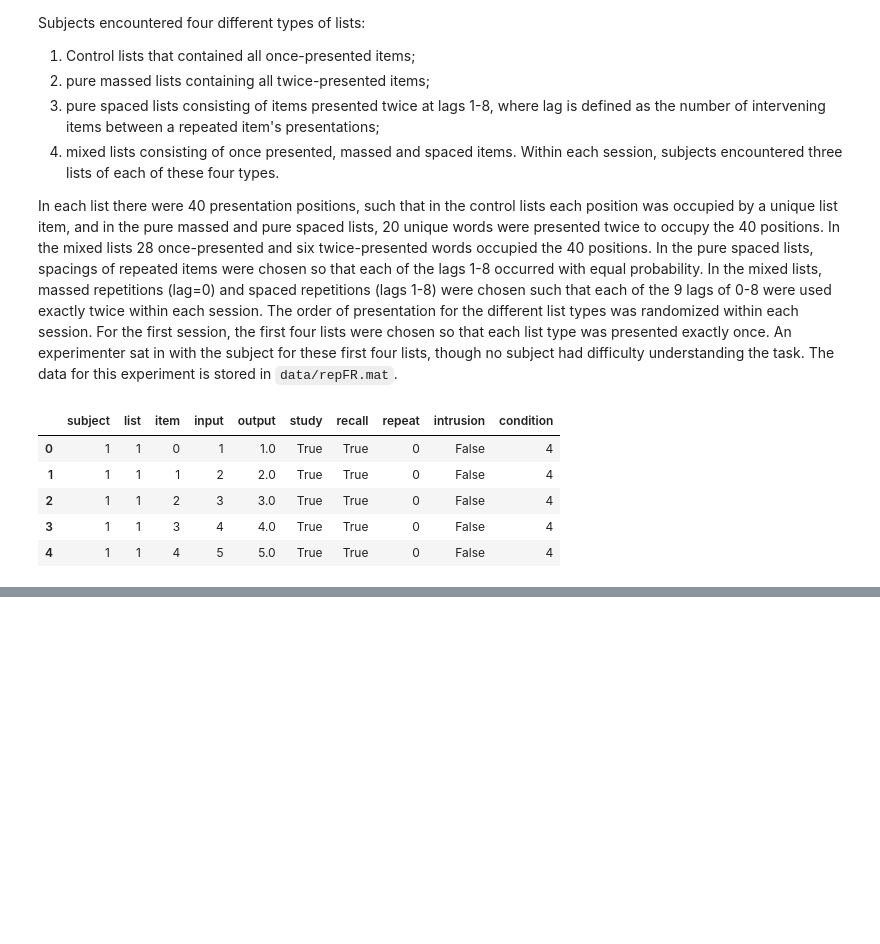
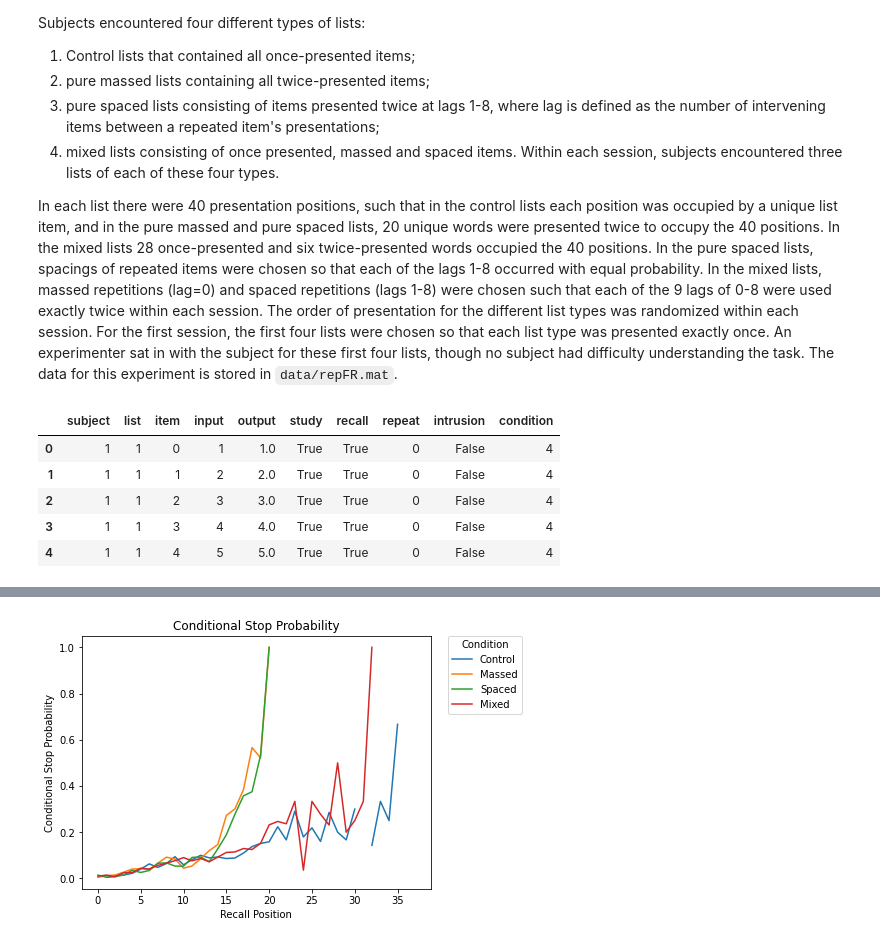
Before and after one commit to githubpsyche/compmemlearn, a Jupyter notebook: projects/Repetition_CMR/report/Data_Overview.ipynb, the cells around one changed output, grey strips where cells are left out. Saved outputs shown, nothing was run; the diff lists cells and outputs as text; code cells hidden in the pictures; blank space fills up the shorter version.

```diff
--- a/projects/Repetition_CMR/report/Data_Overview.ipynb
+++ b/projects/Repetition_CMR/report/Data_Overview.ipynb
@@ -27,0 +78,15 @@ events.head()
+# %%
+plt.figure(figsize=(7.5, 5))
+
+for condition in range(4):
+    test_csp = fast_csp(trials[list_types==condition+1], list_length)
+    test_csp[test_csp==0] = np.nan
+    plt.plot(np.arange(list_length+1), test_csp, label=conditions[condition])
+
+plt.xlabel('Recall Position')
+plt.ylabel('Conditional Stop Probability')
+plt.title('Conditional Stop Probability')
+plt.legend(title='Condition', bbox_to_anchor=(1.05, 1), loc=2, borderaxespad=0.)
+plt.tight_layout(pad=3)
+# %% [output]
+[figure, added]
```
Also changed, not shown: parts of 11 cells of this notebook, 20 other files.
